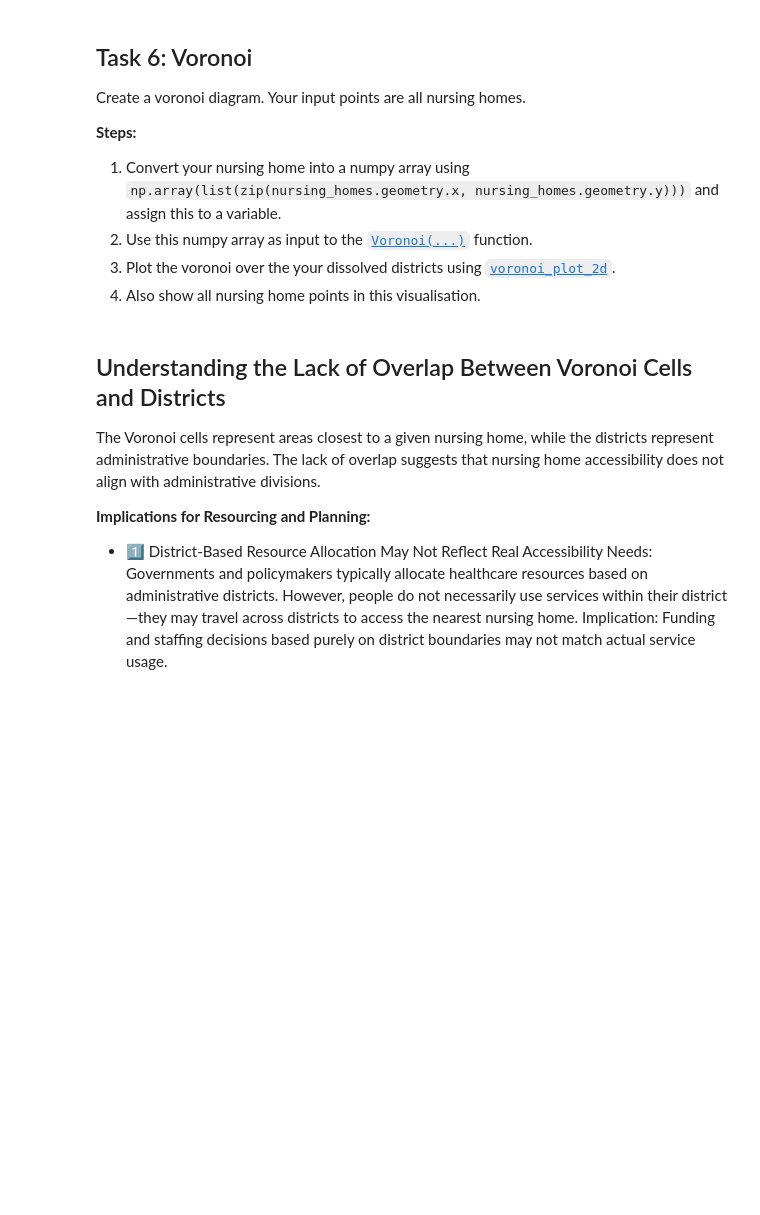
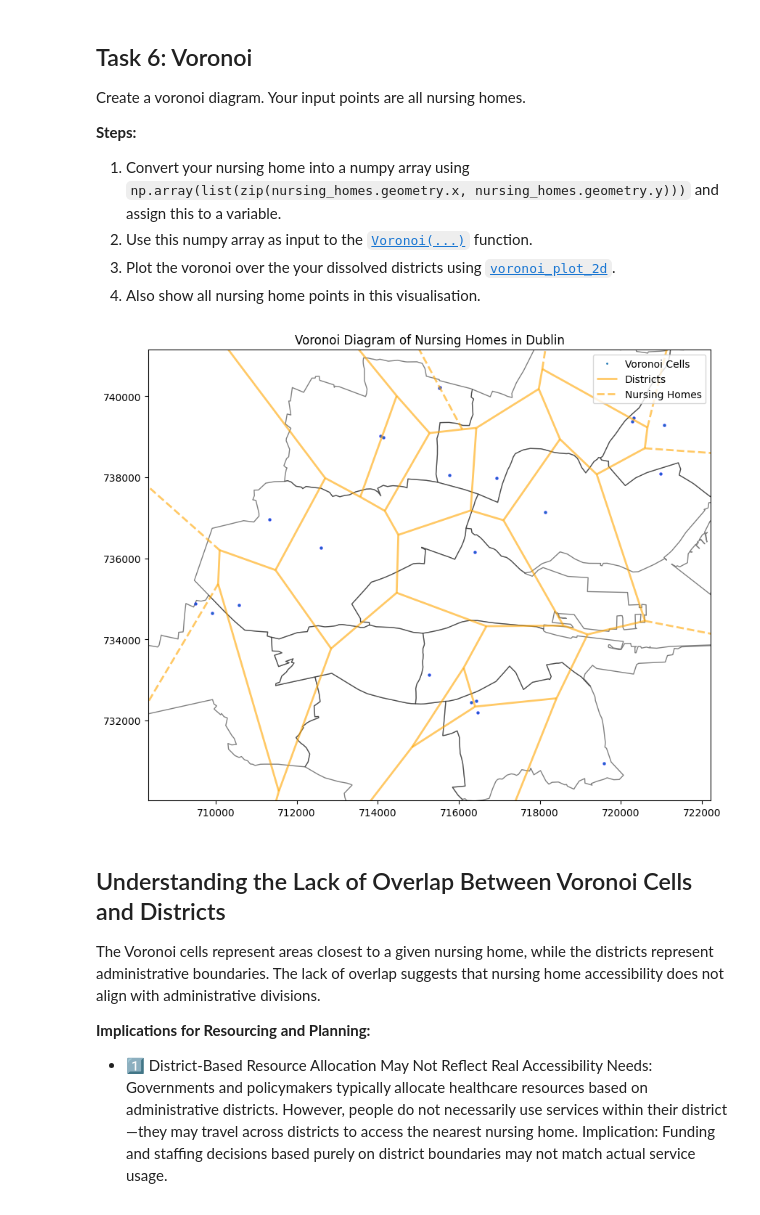
Before and after one commit to Dubemsky/chatbot, a Jupyter notebook: 2025_5_NursingHomeBusStops.ipynb, the cells around one changed output. Cells and saved outputs as stored; diff of their text form; code cells hidden in the pictures; blank space fills up the shorter version.

```diff
--- a/2025_5_NursingHomeBusStops.ipynb
+++ b/2025_5_NursingHomeBusStops.ipynb
@@ -349,3 +611,20 @@ from scipy.spatial import Voronoi, voronoi_plot_2d # Import Voronoi and voronoi_
+# %%
+# Task 6: Voronoi Diagram
+
+points = np.array(list(zip(nursing_homes.geometry.x, nursing_homes.geometry.y)))
+
+vor = Voronoi(points)
+
+
+fig, ax = plt.subplots(figsize=(10, 10))
+voronoi_plot_2d(vor, ax=ax, show_vertices=False, line_colors='orange', line_width=2, line_alpha=0.6, point_size=2)
+dissolved_districts.plot(ax=ax, color='white', edgecolor='black', alpha=0.5)
+nursing_homes.plot(ax=ax, color='blue', markersize=5, alpha=0.7)
+plt.title("Voronoi Diagram of Nursing Homes in Dublin")
+plt.legend(['Voronoi Cells', 'Districts', 'Nursing Homes'])
+plt.show()
+# %% [output]
+[figure, added]
 # %% [markdown]
 ## Understanding the Lack of Overlap Between Voronoi Cells and Districts
 
```
Also changed, not shown: parts of 39 cells of this notebook.
